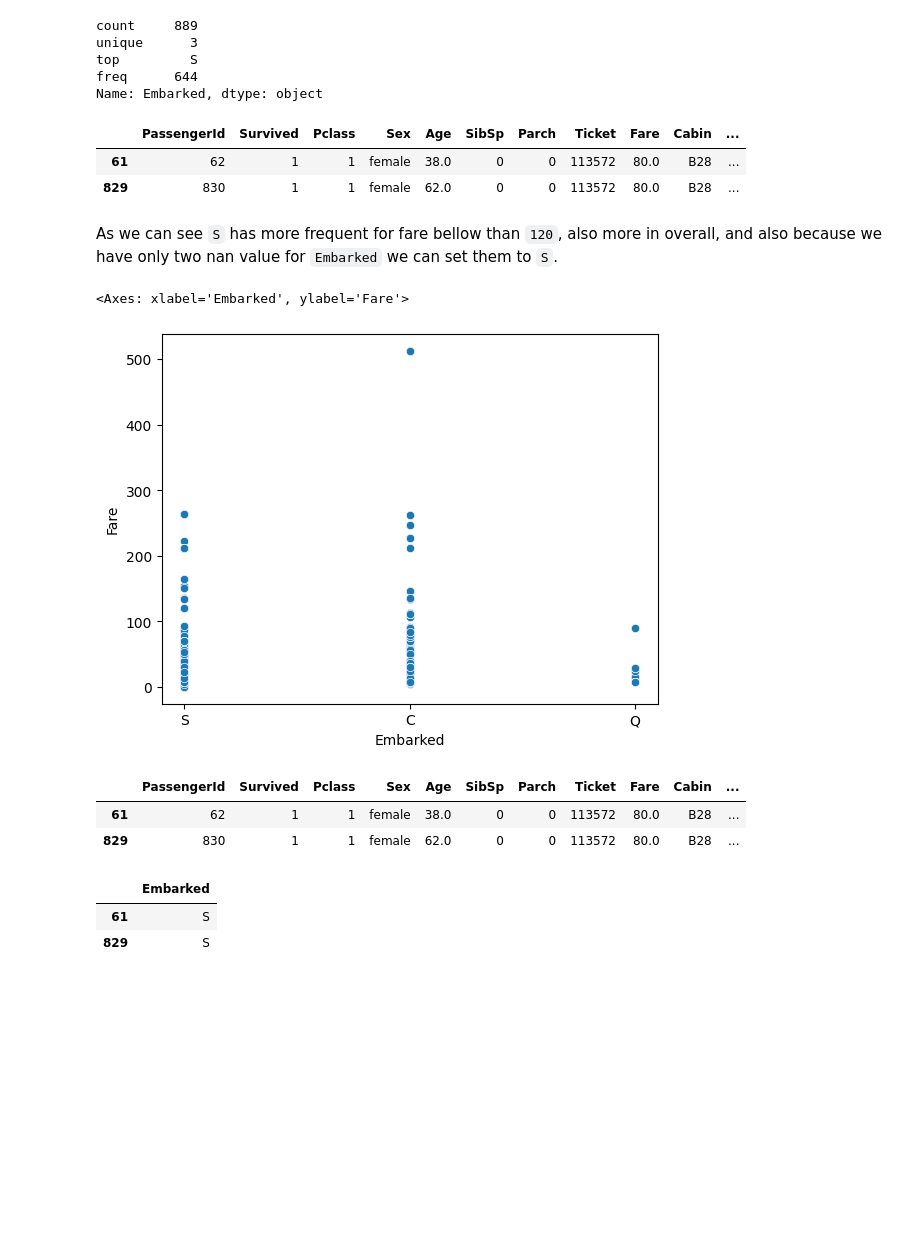
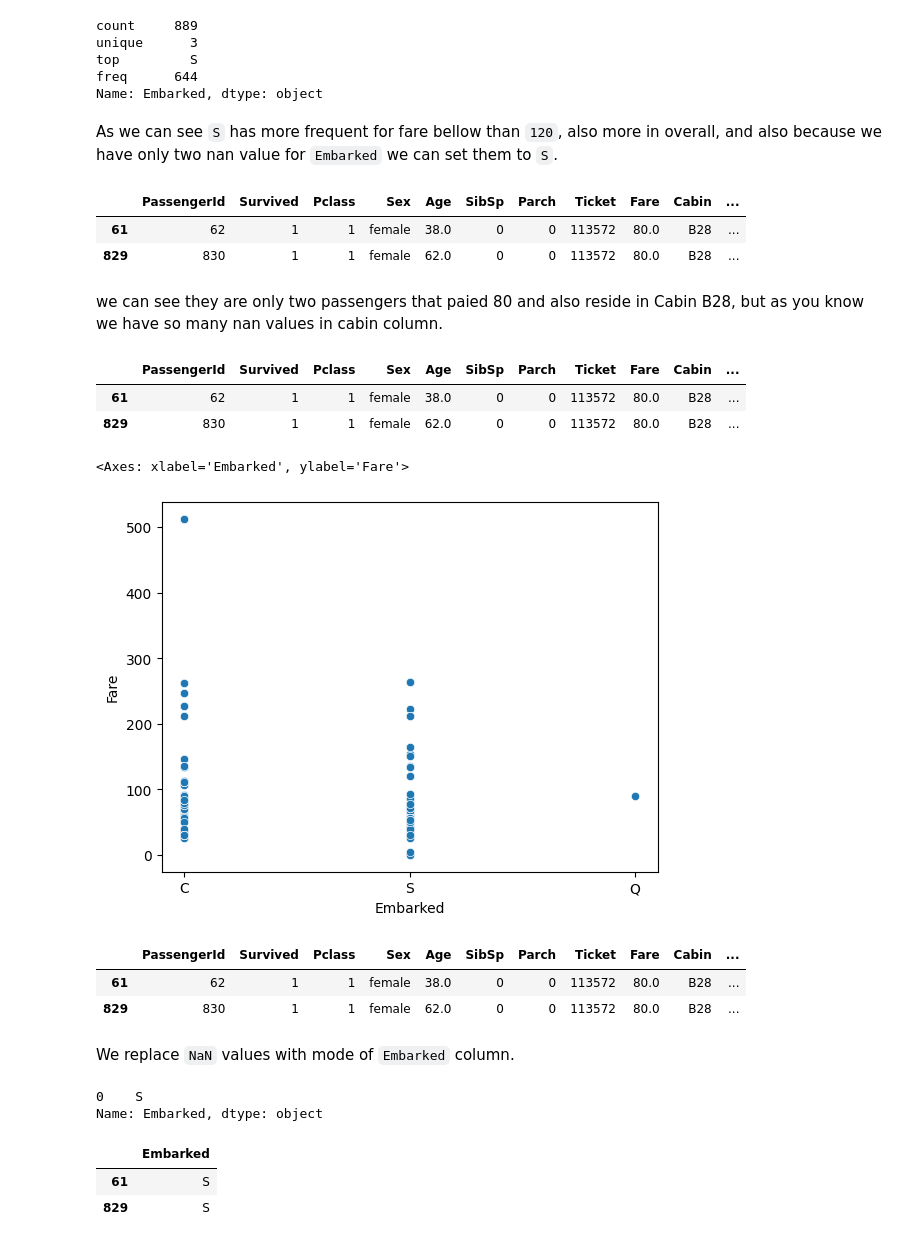
Before and after one commit to mrpintime/TitanicSurvivor, a Jupyter notebook: Titanic_(Kaggle_Competition).ipynb, the cells around one changed output. Saved outputs shown, nothing was run; the diff lists cells and outputs as text; code cells hidden in the pictures; blank space fills up the shorter version.

```diff
--- a/Titanic_(Kaggle_Competition).ipynb
+++ b/Titanic_(Kaggle_Competition).ipynb
@@ -116,0 +144,7 @@ We can remove the `Name` column cause we do not need it in our future analysis.
+# %%
+df['Title'] = df['Name'].str.split(", ", expand=True)[1].str.split(".", expand=True)[0]
+
+stat_min = 10
+title_names = (df['Title'].value_counts() < stat_min) #
+df['Title'] = df['Title'].apply(lambda x: 'Misc' if title_names.loc[x] == True else x)
+print(df['Title'].value_counts())
@@ -179,25 +222,40 @@ unique      3
 top         S
 freq      644
 Name: Embarked, dtype: object
-# %%
-df[(df['Fare'] == 80)]
-# %% [output]
-|  | PassengerId | Survived | Pclass | Sex | Age | SibSp | Parch | Ticket | Fare | Cabin | ... |
-| 61 | 62 | 1 | 1 | female | 38.0 | 0 | 0 | 113572 | 80.0 | B28 | ... |
-| 829 | 830 | 1 | 1 | female | 62.0 | 0 | 0 | 113572 | 80.0 | B28 | ... |
 # %% [markdown]
 As we can see `S` has more frequent for fare bellow than `120`,  also more in overall, and also because we have only two nan value for `Embarked` we can set them to `S`.
+# %%
+df[df['Fare'] == 80]
+# %% [output]
+|  | PassengerId | Survived | Pclass | Sex | Age | SibSp | Parch | Ticket | Fare | Cabin | ... |
+| 61 | 62 | 1 | 1 | female | 38.0 | 0 | 0 | 113572 | 80.0 | B28 | ... |
+| 829 | 830 | 1 | 1 | female | 62.0 | 0 | 0 | 113572 | 80.0 | B28 | ... |
+# %% [markdown]
+we can see they are only two passengers that paied 80 and also reside in Cabin B28, but as you know we have so many nan values in cabin column.
+# %%
+df[df['Cabin'] == 'B28']
+# %% [output]
+|  | PassengerId | Survived | Pclass | Sex | Age | SibSp | Parch | Ticket | Fare | Cabin | ... |
+| 61 | 62 | 1 | 1 | female | 38.0 | 0 | 0 | 113572 | 80.0 | B28 | ... |
+| 829 | 830 | 1 | 1 | female | 62.0 | 0 | 0 | 113572 | 80.0 | B28 | ... |
 # %%
-sns.scatterplot(df[['Fare', 'Embarked']], x='Embarked', y='Fare')
+sns.scatterplot(df[df['Pclass'] == 1], x='Embarked', y='Fare')
 # %% [output]
 <Axes: xlabel='Embarked', ylabel='Fare'>
-[figure, old version]
+[figure, new version]
 # %%
 df[df.Embarked.isnull()]
 # %% [output]
 |  | PassengerId | Survived | Pclass | Sex | Age | SibSp | Parch | Ticket | Fare | Cabin | ... |
 | 61 | 62 | 1 | 1 | female | 38.0 | 0 | 0 | 113572 | 80.0 | B28 | ... |
 | 829 | 830 | 1 | 1 | female | 62.0 | 0 | 0 | 113572 | 80.0 | B28 | ... |
+# %% [markdown]
+We replace `NaN` values with mode of `Embarked` column.
+# %%
+df.Embarked.mode()
+# %% [output]
+0    S
+Name: Embarked, dtype: object
 # %%
 df.loc[[61,829],['Embarked']] = np.array(['S', 'S'])
 # %%
```
Also changed, not shown: parts of 117 cells of this notebook.
